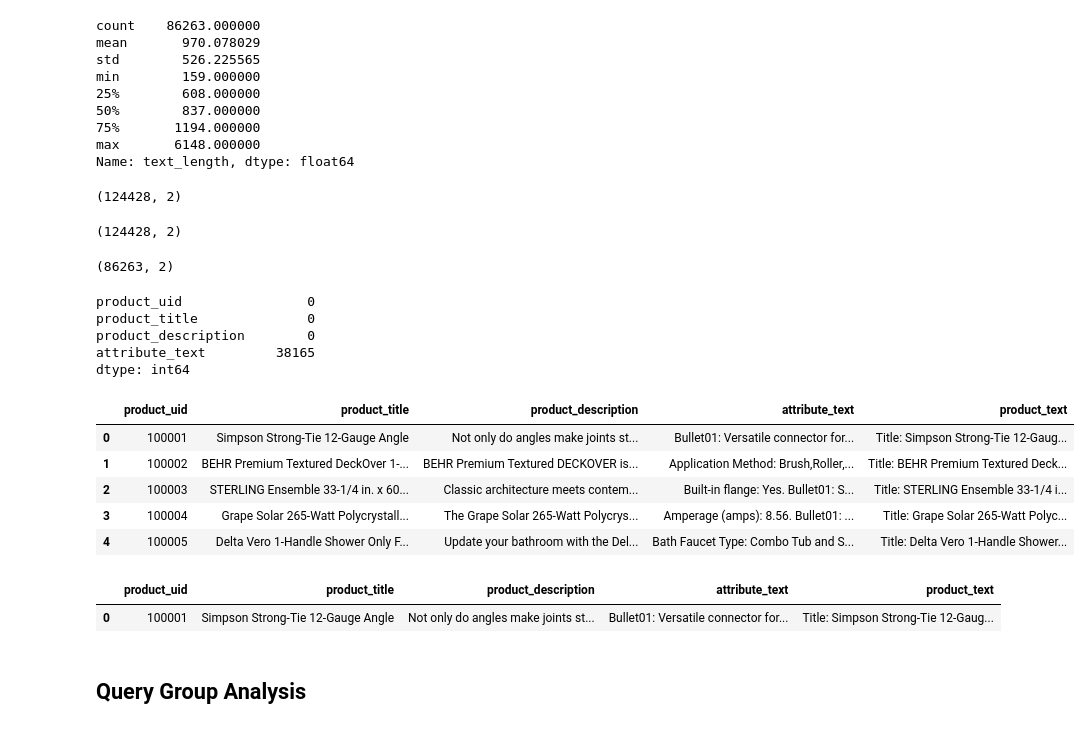
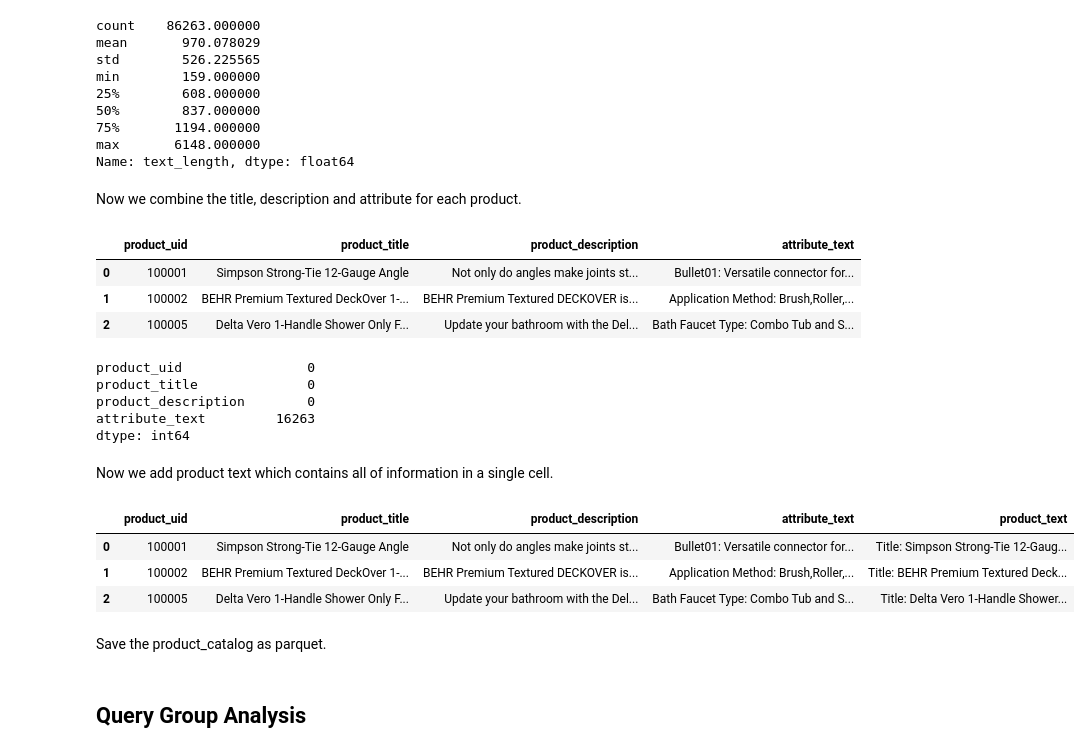
Before and after one commit to KeTimothy/product-search-ranking, a Jupyter notebook: notebooks/01_data_exploration.ipynb, the cells around one changed output. Drawn from its saved outputs; the diff is of its cells as text; code cells hidden in the pictures.

```diff
--- a/notebooks/01_data_exploration.ipynb
+++ b/notebooks/01_data_exploration.ipynb
@@ -333,13 +349,8 @@ max          2.000000
 Name: product_title, dtype: float64
 Products with multiple titles: 15
 # %%
-all_titles = pd.concat(
-    [
-        train[["product_uid", "product_title"]],
-        test[["product_uid", "product_title"]],
-    ],
-    ignore_index=True,
-)
+all_titles = train[["product_uid", "product_title"]].copy()
+
 
 all_titles = all_titles.drop_duplicates()
 
@@ -428,18 +441,8 @@ max       6148.000000
 Name: text_length, dtype: float64
 # %%
 attribute_text = attribute_text.drop(columns="text_length")
-# %%
-canonical_titles.shape
-# %% [output]
-(124428, 2)
-# %%
-products.shape
-# %% [output]
-(124428, 2)
-# %%
-attribute_text.shape
-# %% [output]
-(86263, 2)
+# %% [markdown]
+Now we combine the title, description and attribute for each product.
 # %%
 product_catalog = canonical_titles.copy()
 product_catalog = product_catalog.merge(
@@ -450,14 +459,16 @@ product_catalog = product_catalog.merge(
 # %%
-product_catalog = product_catalog.merge(
-    attribute_text,
-    on="product_uid",
-    how="left",
-)
+product_catalog.head(3)
+# %% [output]
+|  | product_uid | product_title | product_description | attribute_text |
+| 0 | 100001 | Simpson Strong-Tie 12-Gauge Angle | Not only do angles make joints st... | Bullet01: Versatile connector for... |
+| 1 | 100002 | BEHR Premium Textured DeckOver 1-... | BEHR Premium Textured DECKOVER is... | Application Method: Brush,Roller,... |
+| 2 | 100005 | Delta Vero 1-Handle Shower Only F... | Update your bathroom with the Del... | Bath Faucet Type: Combo Tub and S... |
 # %%
+# Check for missing values in the product catalog
 product_catalog.isna().sum()
 # %% [output]
 product_uid                0
 product_title              0
 product_description        0
-attribute_text         38165
+attribute_text         16263
 dtype: int64
@@ -468,3 +480,5 @@ product_catalog["attribute_text"] = (
+# %% [markdown]
+Now we add product text which contains all of information in a single cell.
 # %%
 product_catalog["product_text"] = (
     "Title: "
@@ -475,28 +489,14 @@ product_catalog["product_text"] = (
     + product_catalog["attribute_text"]
 )
 # %%
-product_catalog.head()
+product_catalog.head(3)
 # %% [output]
 |  | product_uid | product_title | product_description | attribute_text | product_text |
 | 0 | 100001 | Simpson Strong-Tie 12-Gauge Angle | Not only do angles make joints st... | Bullet01: Versatile connector for... | Title: Simpson Strong-Tie 12-Gaug... |
 | 1 | 100002 | BEHR Premium Textured DeckOver 1-... | BEHR Premium Textured DECKOVER is... | Application Method: Brush,Roller,... | Title: BEHR Premium Textured Deck... |
-| 2 | 100003 | STERLING Ensemble 33-1/4 in. x 60... | Classic architecture meets contem... | Built-in flange: Yes. Bullet01: S... | Title: STERLING Ensemble 33-1/4 i... |
-| 3 | 100004 | Grape Solar 265-Watt Polycrystall... | The Grape Solar 265-Watt Polycrys... | Amperage (amps): 8.56. Bullet01: ... | Title: Grape Solar 265-Watt Polyc... |
-| 4 | 100005 | Delta Vero 1-Handle Shower Only F... | Update your bathroom with the Del... | Bath Faucet Type: Combo Tub and S... | Title: Delta Vero 1-Handle Shower... |
+| 2 | 100005 | Delta Vero 1-Handle Shower Only F... | Update your bathroom with the Del... | Bath Faucet Type: Combo Tub and S... | Title: Delta Vero 1-Handle Shower... |
-# %%
-product_catalog.loc[
-    product_catalog["attribute_text"] != "",
-    [
-        "product_uid",
-        "product_title",
-        "product_description",
-        "attribute_text",
-        "product_text",
-    ],
-].head(1)
-# %% [output]
-|  | product_uid | product_title | product_description | attribute_text | product_text |
-| 0 | 100001 | Simpson Strong-Tie 12-Gauge Angle | Not only do angles make joints st... | Bullet01: Versatile connector for... | Title: Simpson Strong-Tie 12-Gaug... |
+# %% [markdown]
+Save the product_catalog as parquet.
 # %%
 PROCESSED_DIR = PROJECT_ROOT / "data" / "processed"
 PROCESSED_DIR.mkdir(parents=True, exist_ok=True)
```
Also changed, not shown: parts of 34 cells of this notebook, 6 other files.
